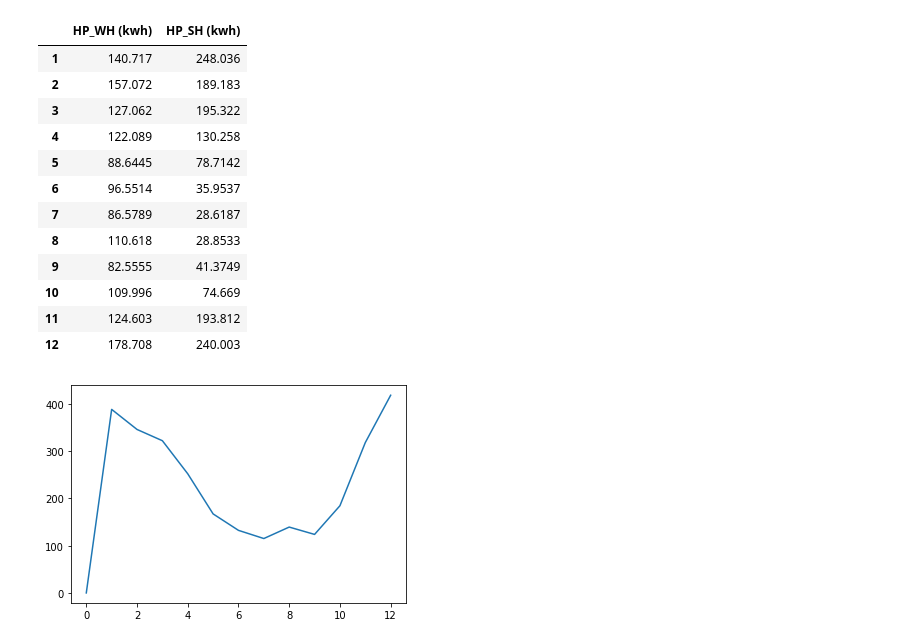
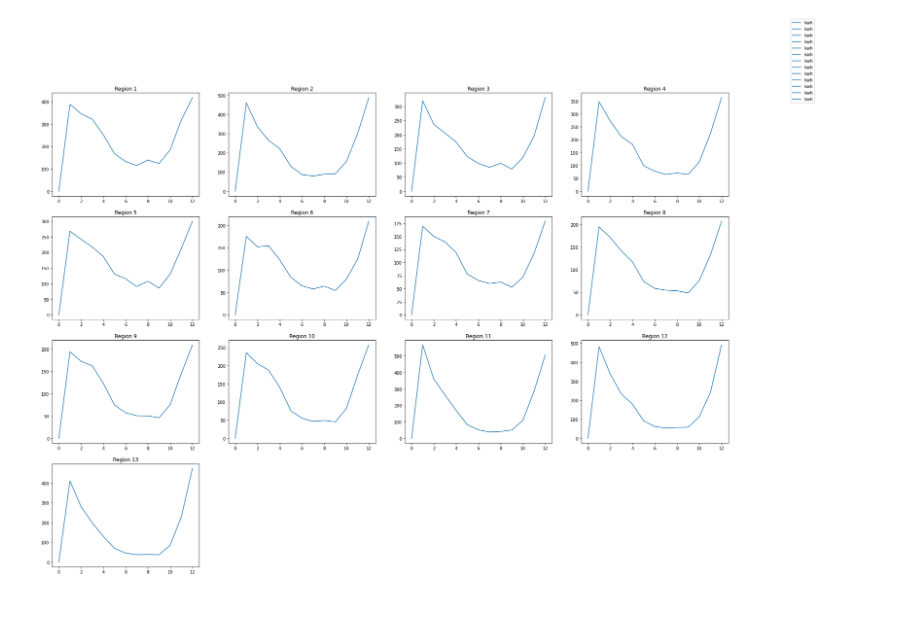
Before and after one commit to BuildingDecarb/URAP_2020, a Jupyter notebook: Region-Graph-Calculator_SW_WH.ipynb, the cells around one changed output. Cells and saved outputs as stored; diff of their text form; code cells hidden in the pictures; blank space fills up the shorter version.

Commit message:
update graphs

```diff
--- a/Region-Graph-Calculator_SW_WH.ipynb
+++ b/Region-Graph-Calculator_SW_WH.ipynb
@@ -64,7 +64,7 @@ days_to_str = {1: "01",
                31: "31"}
 # %%
 # Calculates the average emission per day
-def get_eng_day_range(curr_month, num_days, num):
+def get_eng_day_range(curr_month, num_days, num, region):
 
     wh_hourly = pd.read_csv("LoadHourlyProfileData/HP_WH_HourlyProfiles.csv")
     sh_hourly = pd.read_csv("LoadHourlyProfileData/HP_SH_HourlyProfiles.csv")
@@ -74,19 +74,19 @@ def get_eng_day_range(curr_month, num_days, num):
     total_wh = 0
     total_sh = 0
     for i in range(0, (num_days * 24)):
-        total_wh += float(wh_hourly.iloc[num[0], 1])
-        total_sh += float(sh_hourly.iloc[num[0], 1])
+        total_wh += float(wh_hourly.iloc[num[0], region])
+        total_sh += float(sh_hourly.iloc[num[0], region])
         num[0] += 1
 
     return [total_wh, total_sh]
 
 # Calculates the average emission per month
-def get_eng_month_range(st_month, end_month, df, num):
+def get_eng_month_range(st_month, end_month, df, num, region, average_loads):
 
     num_months = 0
 
     for i in range(st_month, end_month + 1):
-        lis = get_eng_day_range(i, days_in_month[i], num) # Will just do the whole month
+        lis = get_eng_day_range(i, days_in_month[i], num, region) # Will just do the whole month
         df.iloc[i] = [lis[0], lis[1]]
         average_loads[i] = lis[0] + lis[1]
         num_months += 1
@@ -95,32 +95,34 @@ def get_eng_month_range(st_month, end_month, df, num):
 
 
 # Calculates the annual emission from Jan 2020, Feb 2019 - Dec 2019 (simulate a full year)
-def get_annual_eng(df):
+def get_annual_eng(df, region, average_loads):
 
     num = [0]
-    get_eng_month_range(1, 12, df, num)
+    get_eng_month_range(1, 12, df, num, region, average_loads)
+
+
+def get_region(df):
+    fig = plt.figure()
+    fig.subplots_adjust(hspace=0.2, wspace=0.2)
+    fig.set_size_inches(28.5,20.5)
+
+    for i in range(1, 14):
+        average_loads = np.zeros(13)
+        ax = fig.add_subplot(4,4, i)
+        get_annual_eng(df, i, average_loads)
+        plt.title("Region " + str(i))
+        ax.plot(average_loads, label = "kwh")
+
+    legend = fig.legend()
 # %%
-average_loads = np.zeros(13)
+#average_loads = np.zeros(13)
 df = pd.DataFrame(index = [pd.Series(range(13)).values], columns = ["HP_WH (kwh)", "HP_SH (kwh)"])
-get_annual_eng(df)
+get_region(df)
 df = df.drop([0])
-df.to_csv('sh_wh_eng.csv')
+#df.to_csv('sh_wh_eng.csv')
 
-plt.plot(average_loads)
+#plt.plot(average_loads)
 
-df
+#df
 # %% [output]
-|  | HP_WH (kwh) | HP_SH (kwh) |
-| 1 | 140.717 | 248.036 |
-| 2 | 157.072 | 189.183 |
-| 3 | 127.062 | 195.322 |
-| 4 | 122.089 | 130.258 |
-| 5 | 88.6445 | 78.7142 |
-| 6 | 96.5514 | 35.9537 |
-| 7 | 86.5789 | 28.6187 |
-| 8 | 110.618 | 28.8533 |
-| 9 | 82.5555 | 41.3749 |
-| 10 | 109.996 | 74.669 |
-| 11 | 124.603 | 193.812 |
-| 12 | 178.708 | 240.003 |
-[figure, old version]
+[figure, new version]
```
